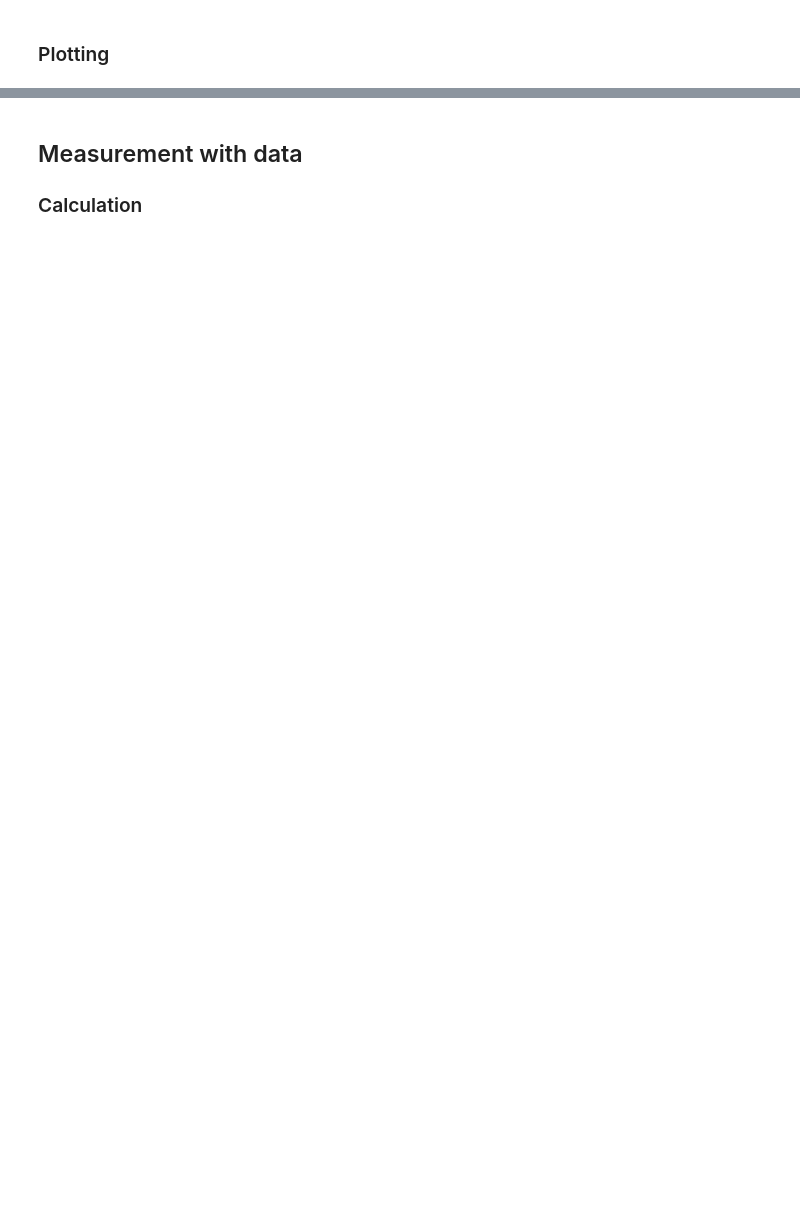
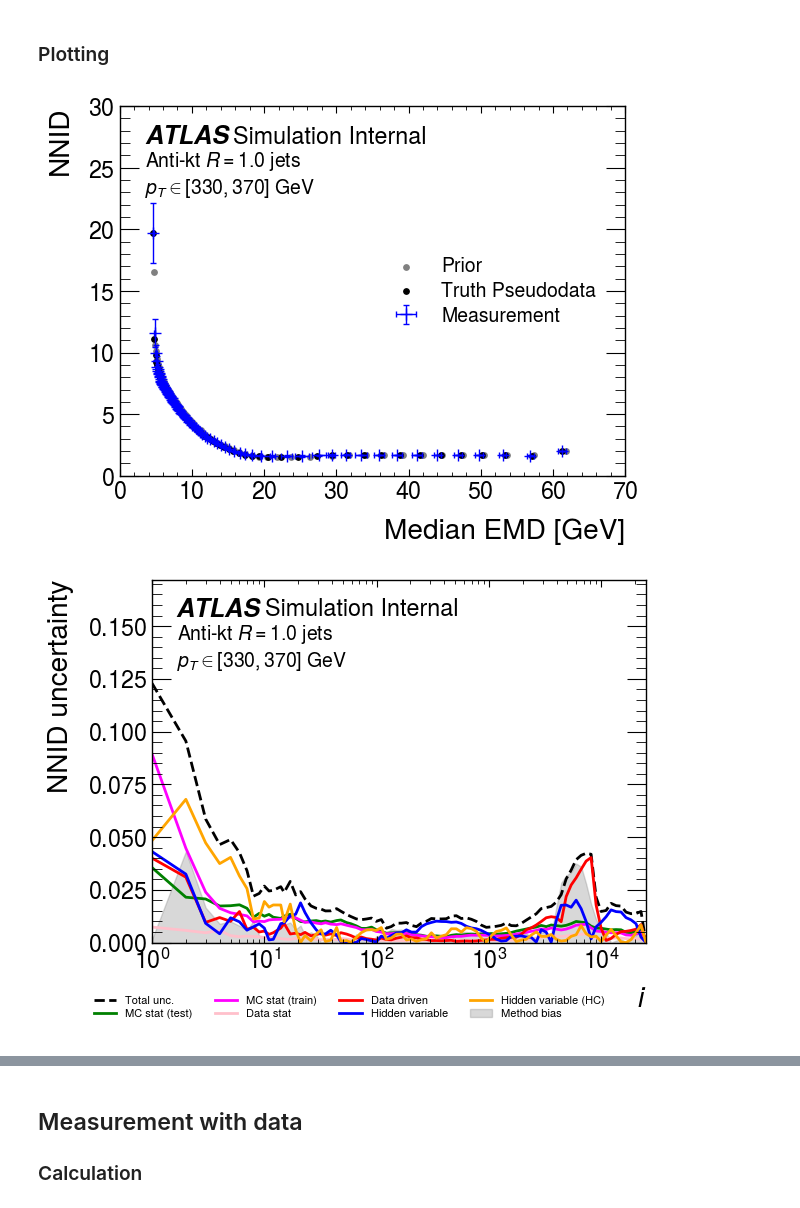
Before and after one commit to kgreif24/zjets_omnifold, a Jupyter notebook: analyze/calc_nnid.ipynb, the cells around one changed output, grey strips where cells are left out. Cells and saved outputs as stored; diff of their text form; code cells hidden in the pictures; blank space fills up the shorter version.

```diff
--- a/analyze/calc_nnid.ipynb
+++ b/analyze/calc_nnid.ipynb
@@ -234,32 +286,35 @@ np.savez(os.path.join(save_dir, "pd_hv_results_330to370.npz"), **pd_hv_results)
 # %%
 # Load results from .npz files
 save_dir = "./nnid_storage"
-points = np.unique(np.logspace(np.log10(1), np.log10(25e3), 100, dtype=int))
-truth_mc_results_zip = np.load(os.path.join(save_dir, "pd_results_330to370.npz"))
-truth_mc_results = {key: truth_mc_results_zip[key] for key in truth_mc_results_zip.files}
+thresholds = np.unique(np.logspace(np.log10(1), np.log10(25e3), 100, dtype=int))
+pd_results_zip = np.load(os.path.join(save_dir, "pd_results_330to370.npz"))
+pd_results = {key: pd_results_zip[key] for key in pd_results_zip.files}
 truth_pd_results_zip = np.load(os.path.join(save_dir, "truth_pd_results_330to370.npz"))
 truth_pd_results = {key: truth_pd_results_zip[key] for key in truth_pd_results_zip.files}
-truth_hv_results_zip = np.load(os.path.join(save_dir, "pd_hv_results_330to370.npz"))
-truth_hv_results = {key: truth_hv_results_zip[key] for key in truth_hv_results_zip.files}
+pd_hv_results_zip = np.load(os.path.join(save_dir, "pd_hv_results_330to370.npz"))
+pd_hv_results = {key: pd_hv_results_zip[key] for key in pd_hv_results_zip.files}
 # %%
 # Plot comparison to truth pseudodata
 import visualize as vis
 pd_plot, uc_nnid, uc_avgr = vis.plot_nnid_pseudodata(
-    mc_results=truth_mc_results,
+    mc_results=pd_results,
     pd_results=truth_pd_results,
-    hv_results=truth_hv_results,
+    hv_results=pd_hv_results,
     low_limit=0,
     high_limit=100,
-    xlim=(5, 70),
+    xlim=(0, 70),
     ylim=(0, 30),
     rlab="Anti-kt $R=1.0$ jets\n$p_T \in [330, 370]$ GeV",
-    point_indices=points,
+    thresholds=thresholds,
     plot_uncertainty_budget=True,
     show_connector_lines=False,
 )
-pd_plot.savefig("./plot_storage/pd_nnid.pdf", dpi=300)
+pd_plot.savefig("./plot_storage/pd_nnid_emd.pdf", dpi=300)
 pd_plot.show()
 uc_nnid.savefig("./plot_storage/pd_budget_nnid.pdf", dpi=300)
 uc_nnid.show()
-uc_avgr.savefig("./plot_storage/pd_budget_avgr.pdf", dpi=300)
+uc_avgr.savefig("./plot_storage/pd_budget_median_emd.pdf", dpi=300)
 uc_avgr.show()
+# %% [output]
+[figure, added]
+[figure, added]
```
Also changed, not shown: parts of 24 cells of this notebook.
